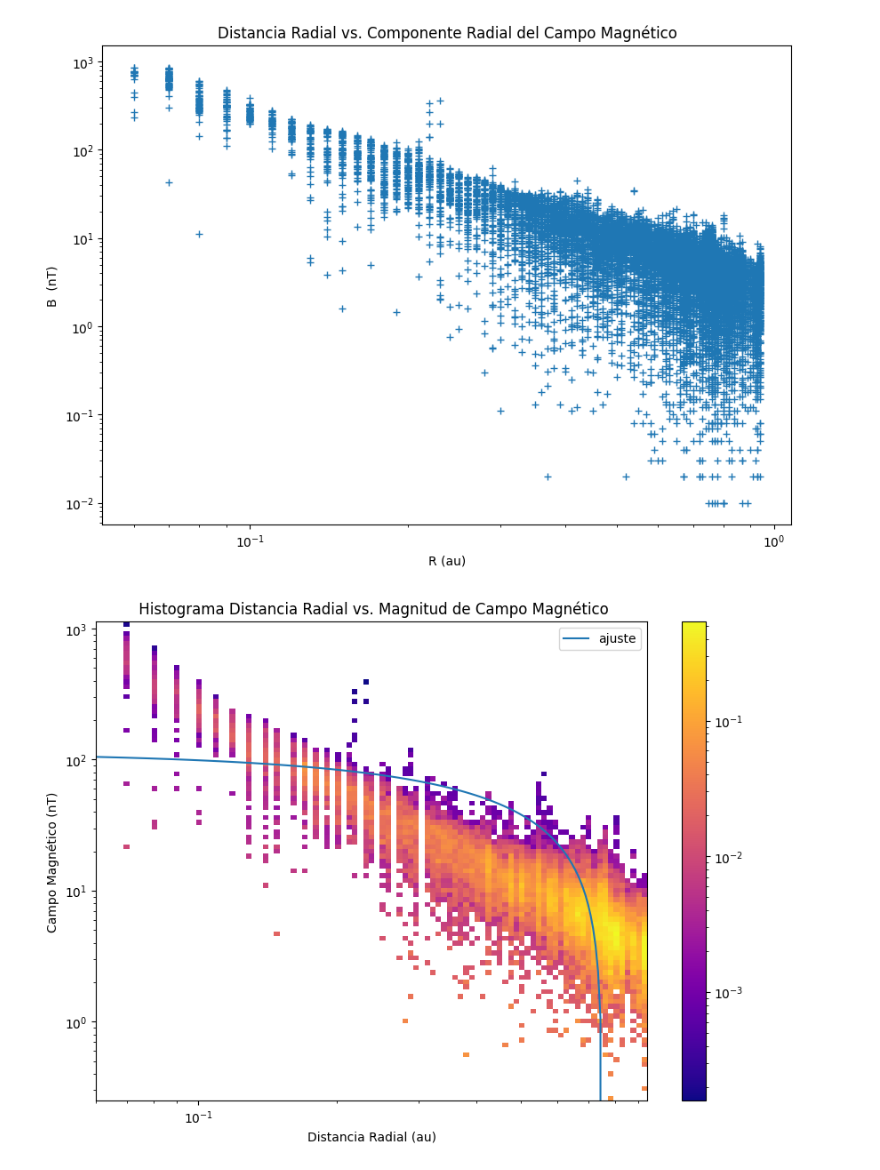
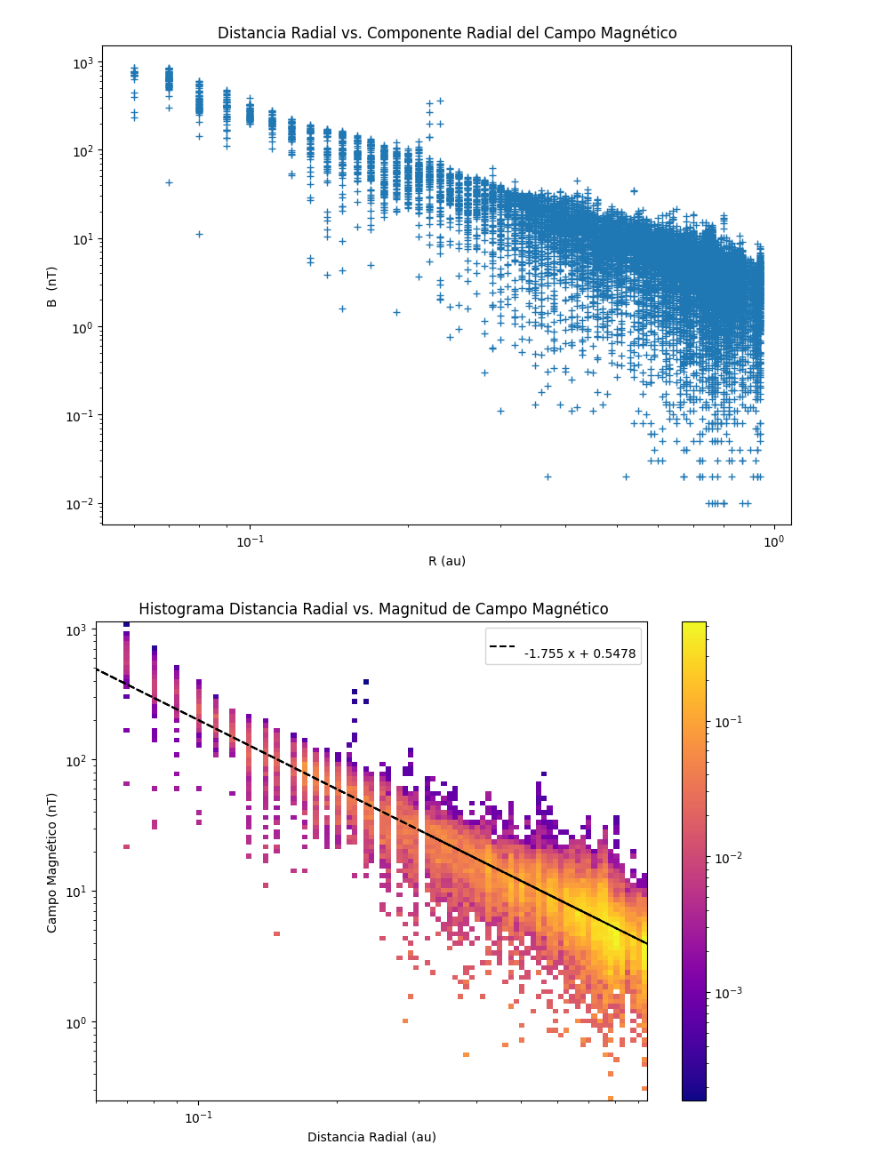
Before and after one commit to MumiolaDev/Investigacion-SSP-, a Jupyter notebook: Codigo Nuevo/VisulizacionDatos.ipynb, the cells around one changed output. Saved outputs shown, nothing was run; the diff lists cells and outputs as text; code cells hidden in the pictures.

```diff
--- a/Codigo Nuevo/VisulizacionDatos.ipynb
+++ b/Codigo Nuevo/VisulizacionDatos.ipynb
@@ -11,7 +11,7 @@ import numpy as np
 
 data_keys = ['radialDistance', 'heliographicLatitude', 'heliographicLongitude',
              'BR', 'BT', 'BN', 'B', 'VR', 'VT', 'VN', 'ProtonSpeed', 'flow_theta', 'flow_lon',
-             'protonDensity', 'protonTemp']
+             'protonDensity', 'protonTemp','Epoch']
 
 data = ObtenerDatas(data_keys)
 R = data[0]
@@ -29,6 +29,7 @@ flow_theta = data[11]
 flow_lon= data[12]
 Pdens= data[13]
 Ptemp = data[14]
+epoch = data[15]
 
 
 print(B.size,BR.size)
@@ -135,44 +136,46 @@ plt.yscale('log')
 # %% [output]
 [figure]
 # %%
-from scipy.optimize import curve_fit
-def linea(x, a, b):
-    return a * x + b
-
 valid_indices = np.where(~np.isnan(R) & ~np.isnan(B))
 #Luego selecciono solo estos valores para el conteo de datos
 valid_R = R[valid_indices]
 valid_B = B[valid_indices]
 
 R_min, R_max = np.min(valid_R), np.max(valid_R)
 B_min, B_max = np.min(valid_B), np.max(valid_B)
 
-params, covariance = curve_fit(linea, valid_R, valid_B)
-a_fit = params[0]
-b_fit = params[1]
+logx = np.log10(valid_R)
+logy = np.log10(valid_B)
+coeffs = np.polyfit(logx,logy,deg=1)
+poly = np.poly1d(coeffs)
+
+def yfit(x):
+    return np.power(10, poly(np.log10(x)))
+
+error_B = 0.5*(yfit(valid_R) - valid_B)/valid_B
 
 # separo el espacio de datos en 100 "cajitas" de ancho y de alto
 # utilizando escala logaritmica
 R_bins = np.logspace(np.log10(R_min), np.log10(R_max), 100)
 B_bins = np.logspace(np.log10(B_min), np.log10(B_max), 100)
 
 plt.figure(figsize=(10,7))
 plt.hist2d(valid_R, valid_B,  bins=(R_bins,B_bins), norm=colors.LogNorm(), density=True,cmap='plasma')
+plt.plot(valid_R, yfit(valid_R), '--', c='black', label=str(poly))
+
+#plt.errorbar(valid_R,yfit(valid_R), yerr=error_B, fmt='none', c='black', elinewidth=1, label='Barras de Error')
 
 plt.xlabel('Distancia Radial (au)')
 plt.ylabel('Campo Magnético (nT)')
 plt.title(' Histograma Distancia Radial vs. Magnitud de Campo Magnético')
 plt.colorbar()
+plt.legend()
 plt.xscale('log')
 plt.yscale('log')
 
-R_fit = np.linspace(min(valid_R), max(valid_R), 100)
-B_fit = linea(R_fit, a_fit, b_fit)
-plt.plot(R_fit, B_fit, label='ajuste')
-plt.legend()
 plt.show()
 # %% [output]
-[figure, old version]
+[figure, new version]
 # %%
 
 # Calcula las fluctuaciones de las componentes con respecto a la magnitud total.
```
Also changed, not shown: parts of 6 cells of this notebook, 2 other files.
